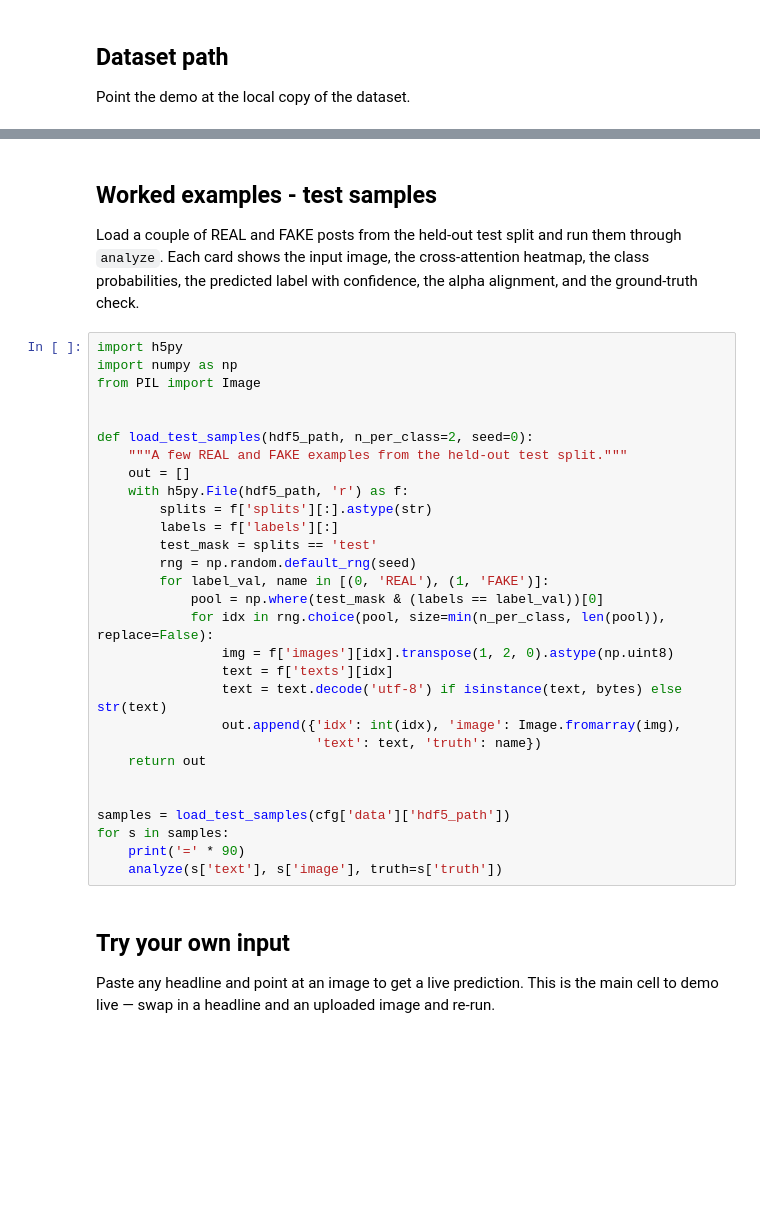
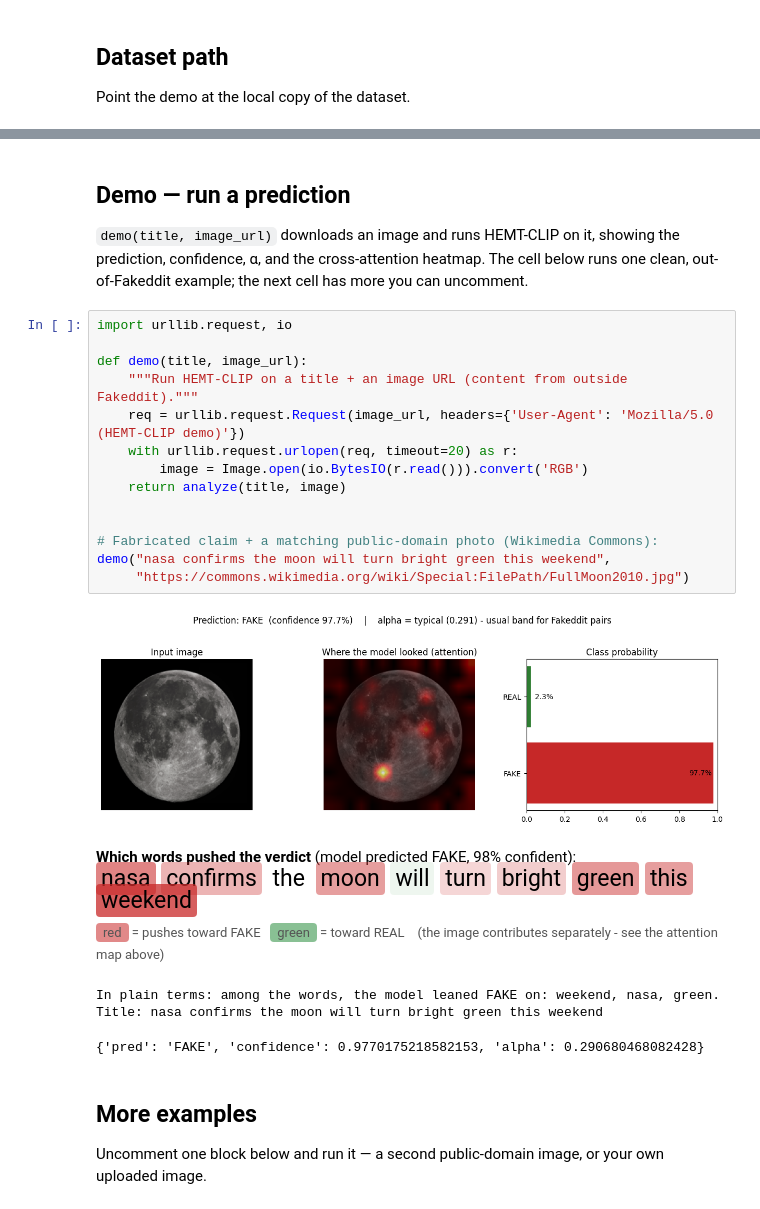
Before and after one commit to staharizvi/hemt-clip-fnd, a Jupyter notebook: notebooks/06_demo.ipynb, the cells around one changed output, grey strips where cells are left out. Saved outputs shown, nothing was run; the diff lists cells and outputs as text; blank space fills up the shorter version.

```diff
--- a/notebooks/06_demo.ipynb
+++ b/notebooks/06_demo.ipynb
@@ -222,37 +360,30 @@ def analyze(text, image, truth=None):
     return {'pred': pred_name, 'confidence': conf, 'alpha': alpha}
 # %% [markdown]
-## Worked examples - test samples
-Load a couple of REAL and FAKE posts from the held-out test split and run them through `analyze`. Each card shows the input image, the cross-attention heatmap, the class probabilities, the predicted label with confidence, the alpha alignment, and the ground-truth check.
+## Demo — run a prediction
+`demo(title, image_url)` downloads an image and runs HEMT-CLIP on it, showing the prediction, confidence, α, and the cross-attention heatmap. The cell below runs one clean, out-of-Fakeddit example; the next cell has more you can uncomment.
 # %%
-import h5py
-import numpy as np
-from PIL import Image
+import urllib.request, io
+
+def demo(title, image_url):
+    """Run HEMT-CLIP on a title + an image URL (content from outside Fakeddit)."""
+    req = urllib.request.Request(image_url, headers={'User-Agent': 'Mozilla/5.0 (HEMT-CLIP demo)'})
+    with urllib.request.urlopen(req, timeout=20) as r:
+        image = Image.open(io.BytesIO(r.read())).convert('RGB')
+    return analyze(title, image)
 
 
-def load_test_samples(hdf5_path, n_per_class=2, seed=0):
-    """A few REAL and FAKE examples from the held-out test split."""
-    out = []
-    with h5py.File(hdf5_path, 'r') as f:
-        splits = f['splits'][:].astype(str)
-        labels = f['labels'][:]
-        test_mask = splits == 'test'
-        rng = np.random.default_rng(seed)
-        for label_val, name in [(0, 'REAL'), (1, 'FAKE')]:
-            pool = np.where(test_mask & (labels == label_val))[0]
-            for idx in rng.choice(pool, size=min(n_per_class, len(pool)), replace=False):
-                img = f['images'][idx].transpose(1, 2, 0).astype(np.uint8)
-                text = f['texts'][idx]
-                text = text.decode('utf-8') if isinstance(text, bytes) else str(text)
-                out.append({'idx': int(idx), 'image': Image.fromarray(img),
-                            'text': text, 'truth': name})
-    return out
-
-
-samples = load_test_samples(cfg['data']['hdf5_path'])
-for s in samples:
-    print('=' * 90)
-    analyze(s['text'], s['image'], truth=s['truth'])
+# Fabricated claim + a matching public-domain photo (Wikimedia Commons):
+demo("nasa confirms the moon will turn bright green this weekend",
+     "https://commons.wikimedia.org/wiki/Special:FilePath/FullMoon2010.jpg")
+# %% [output]
+[figure, added]
+Which words pushed the verdict (model predicted FAKE, 98% confident):
+nasa confirms the moon will turn bright green this weekend
+red = pushes toward FAKE green = toward REAL (the image contributes separately - see the attention map above)
+In plain terms: among the words, the model leaned FAKE on: weekend, nasa, green.
+Title: nasa confirms the moon will turn bright green this weekend
+{'pred': 'FAKE', 'confidence': 0.9770175218582153, 'alpha': 0.290680468082428}
 # %% [markdown]
-## Try your own input
-Paste any headline and point at an image to get a live prediction. This is the main cell to demo live — swap in a headline and an uploaded image and re-run.
+## More examples
+Uncomment one block below and run it — a second public-domain image, or your own uploaded image.
 # %%
```
Also changed, not shown: parts of 14 cells of this notebook, 7 other files.
